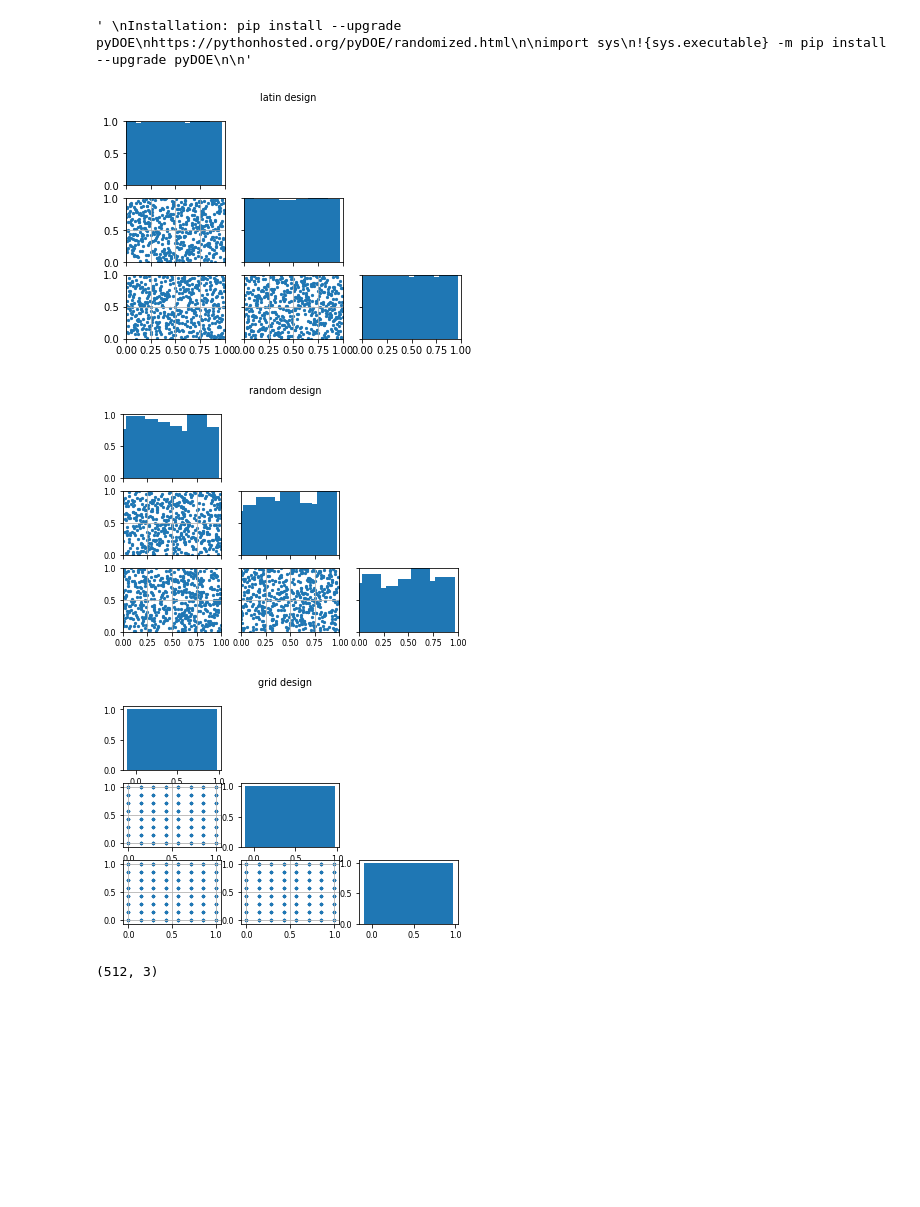
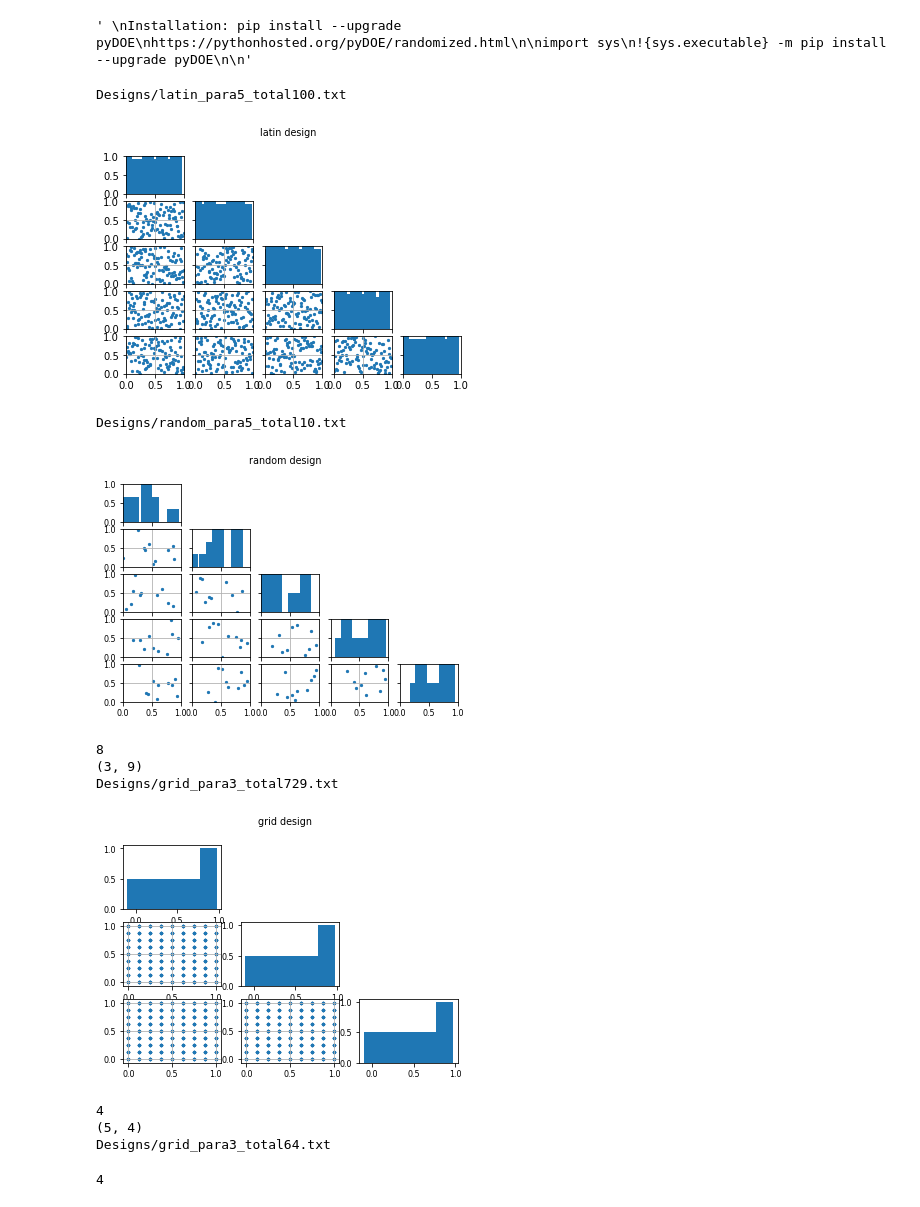
Before and after one commit to liuxx479/emudesgin, a Jupyter notebook: Samplers.ipynb, the cells around one changed output. Drawn from its saved outputs; the diff is of its cells as text; code cells hidden in the pictures; blank space fills up the shorter version.

```diff
--- a/Samplers.ipynb
+++ b/Samplers.ipynb
@@ -80,24 +115,34 @@ def latinHyp(allParams, paramOutfile):
     np.savetxt(paramOutfile, allCombinations)
     return allCombinations, lhd
 # %%
-def randomDesign(allParams, paramOutfile):
+def randomDesign(allParams, paramOutDir):
     ## CHECK if it's uniform in every direction
     np.random.seed(313)
-    rnd = np.random.uniform(0, 1, (num_evals, allParams.shape[0]) )
+    num_para = allParams.shape[0]
+    num_evals = allParams.shape[1]
+
+    rnd = np.random.uniform(0, 1, (num_evals, num_para) )
 
     idx = (rnd * num_evals).astype(int)
 
-    allCombinations = np.zeros((num_evals, allParams.shape[0]))
-    for i in range(allParams.shape[0]):
+    allCombinations = np.zeros((num_evals, num_para))
+    for i in range(num_para):
         allCombinations[:, i] = allParams[i][idx[:, i]]
 
+    Outfile =  'random_para' + str(num_para) + '_total' + str(num_evals)
+    paramOutfile = paramOutDir + Outfile + '.txt'
+
+
+    print(paramOutfile)
     np.savetxt(paramOutfile, allCombinations)
     return allCombinations, rnd
 # %%
+### Testing lhc design
+
 design = design_all[0]
 
-Outfile = design + '_para' + str(num_para) + '_total' + str(num_evals)
-lhdParams, lhd = latinHyp(allPara,  'Designs/' + Outfile + '.txt' )
+allPara = Rescaledparams(num_para=5, num_evals= 100)
+lhdParams, lhd = latinHyp(allPara,  'Designs/')
 
 
 ##
@@ -123,51 +168,63 @@ for i in range(allPara.shape[0]):
             plt.xlim(0,1)
             plt.ylim(0,1)
 
-
+Outfile =  'latin_para' + str(num_para) + '_total' + str(num_evals)
 plt.savefig('Plots/' + Outfile + '.png', figsize=(10, 10))
 plt.show()
 # %% [output]
+Designs/latin_para5_total100.txt
-[figure, old version]
+[figure, new version]
 # %%
+### testing uniform random design
+
 design = design_all[1]
 
-Outfile = design + '_para' + str(num_para) + '_total' + str(num_evals)
-rndParams, rnd = randomDesign(allPara,  'Designs/' + Outfile + '.txt' )
+# Outfile = design + '_para' + str(num_para) + '_total' + str(num_evals)
+allPara = Rescaledparams(num_para=5, num_evals= 10)
+rndParams, rnd = randomDesign(allPara,  'Designs/')
 
 ##
 f, a = plt.subplots(allPara.shape[0], allPara.shape[0], sharex=True, sharey=True)
 plt.subplots_adjust(left=None, bottom=None, right=None, top=None, wspace=None, hspace=None)
 plt.rcParams.update({'font.size': 8})
 plt.suptitle(design + ' design')
 for i in range(allPara.shape[0]):
     for j in range(i+1):
 #         print(i,j)
         if(i>j):
             a[i, j].scatter(rnd[:, i], rnd[:, j], s=5)
             a[i, j].grid(True)
         if(j<i):
             plt.delaxes(a[j, i])
         else:
             # a[i,i].set_title(AllLabels[i])
             # a[i, i].text(0.4, 0.4, AllLabels[i], size = 'xx-large')
             hist, bin_edges = np.histogram(rnd[:,i], density=True, bins=8)
             # a[i,i].bar(hist)
             a[i,i].bar(bin_edges[:-1], hist/hist.max(), width=0.2)
             plt.xlim(0,1)
             plt.ylim(0,1)
 
 
 
+Outfile =  'random_para' + str(num_para) + '_total' + str(num_evals)
 plt.savefig('Plots/' + Outfile + '.png', figsize=(10, 10))
 plt.show()
 # %% [output]
+Designs/random_para5_total10.txt
-[figure, old version]
+[figure, new version]
 # %%
+### testing grid design
+
 design = design_all[2]
 
+# num_para = 5
+# num_evals = 27
+# grid_evals = 4
 
-Outfile = design + '_para' + str(num_para) + '_total' + str(num_evals)
-gridParams = gridDesign(allGrid,  'Designs/' + Outfile + '.txt' )
+
+allGrid = Rescaledparams(num_para=3, num_evals= 9)
+gridParams = gridDesign(allGrid,  'Designs/')
 
 ##
 f, a = plt.subplots(allGrid.shape[0], allGrid.shape[0])
@@ -190,14 +247,35 @@ for i in range(allGrid.shape[0]):
             a[i,i].bar(bin_edges[:-1], hist/hist.max(), width=0.2)
 
 ## Plot looks like 9 points, but they're are coincided on the grids
+
+Outfile = 'grid_para' + str(num_para) + '_total' + str(num_evals)
 plt.savefig('Plots/' + Outfile + '.png', figsize=(10, 10))
 plt.show()
 # %% [output]
+8
+(3, 9)
+Designs/grid_para3_total729.txt
-[figure, old version]
+[figure, new version]
-# %%
-gridParams.shape
-# %% [output]
-(512, 3)
+# %%
+### testing grid design
+
+design = design_all[2]
+
+num_para = 5
+# num_evals = 27
+grid_evals = 4
+
+
+allGrid = Rescaledparams(num_para=num_para, num_evals= grid_evals)
+gridParams = gridDesign(allGrid,  'Designs/')
+# %% [output]
+4
+(5, 4)
+Designs/grid_para3_total64.txt
+# %%
+grid_evals
+# %% [output]
+4
 # %%
 lhdParams.shape
 # %% [output]
```
Also changed, not shown: parts of 5 cells of this notebook, 59 other files.
